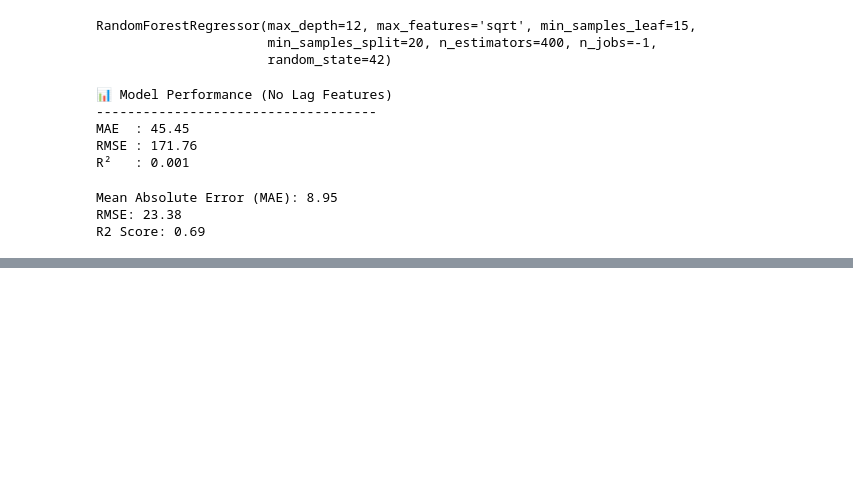
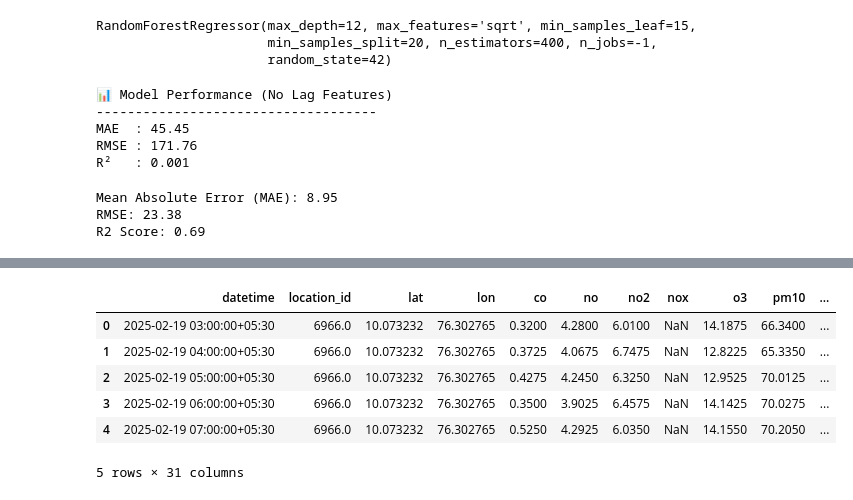
Before and after one commit to mohamedfahadlal/AQI-Risk-Assessment, a Jupyter notebook: ml/notebook/model_training_random_forest.ipynb, the cells around one changed output, grey strips where cells are left out. Saved outputs shown, nothing was run; the diff lists cells and outputs as text; code cells hidden in the pictures; blank space fills up the shorter version.

```diff
--- a/ml/notebook/model_training_random_forest.ipynb
+++ b/ml/notebook/model_training_random_forest.ipynb
@@ -435,0 +500,10 @@ print(f"R2 Score: {r2_score(y_test, y_pred):.2f}")
+# %%
+df_model.head()
+# %% [output]
+|  | datetime | location_id | lat | lon | co | no | no2 | nox | o3 | pm10 | ... |
+| 0 | 2025-02-19 03:00:00+05:30 | 6966.0 | 10.073232 | 76.302765 | 0.3200 | 4.2800 | 6.0100 | NaN | 14.1875 | 66.3400 | ... |
+| 1 | 2025-02-19 04:00:00+05:30 | 6966.0 | 10.073232 | 76.302765 | 0.3725 | 4.0675 | 6.7475 | NaN | 12.8225 | 65.3350 | ... |
+| 2 | 2025-02-19 05:00:00+05:30 | 6966.0 | 10.073232 | 76.302765 | 0.4275 | 4.2450 | 6.3250 | NaN | 12.9525 | 70.0125 | ... |
+| 3 | 2025-02-19 06:00:00+05:30 | 6966.0 | 10.073232 | 76.302765 | 0.3500 | 3.9025 | 6.4575 | NaN | 14.1425 | 70.0275 | ... |
+| 4 | 2025-02-19 07:00:00+05:30 | 6966.0 | 10.073232 | 76.302765 | 0.5250 | 4.2925 | 6.0350 | NaN | 14.1550 | 70.2050 | ... |
+5 rows × 31 columns
```
Also changed, not shown: parts of 3 cells of this notebook, 14 other files.
